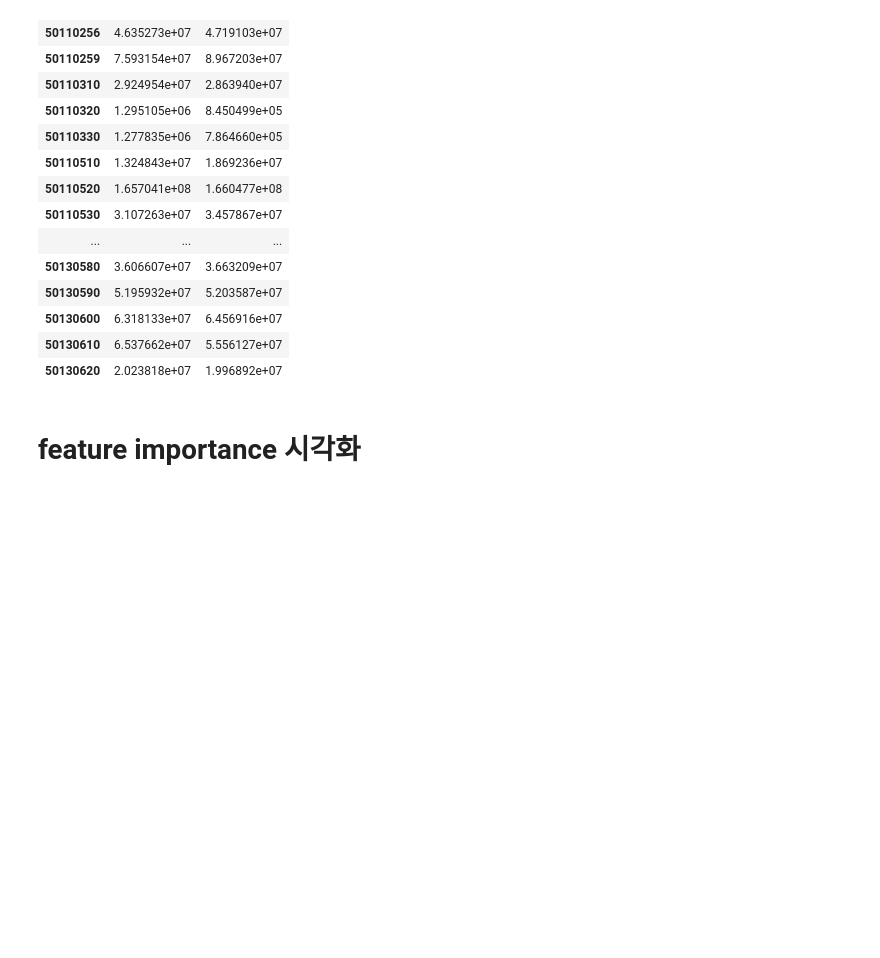
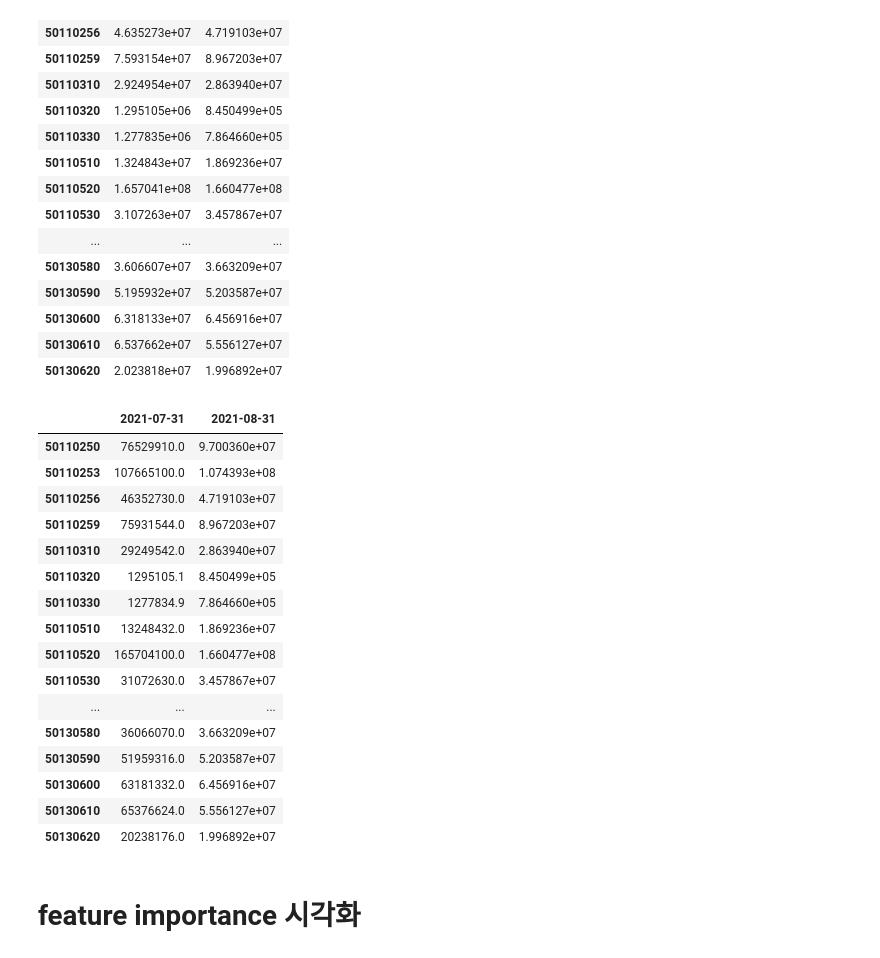
Before and after one commit to CUAI-CAU/BigContest_ECOtamra, a Jupyter notebook: code/modeling/xgboost_ver_3_1_predict.ipynb, the cells around one changed output. Cells and saved outputs as stored; diff of their text form; code cells hidden in the pictures; blank space fills up the shorter version.

```diff
--- a/code/modeling/xgboost_ver_3_1_predict.ipynb
+++ b/code/modeling/xgboost_ver_3_1_predict.ipynb
@@ -182,3 +184,23 @@ result1
+# %%
+pd.read_csv("C:\\Users\\asus\\BigContest\\files\\result\\predict_2107_2108.csv")
+# %% [output]
+|  | 2021-07-31 | 2021-08-31 |
+| 50110250 | 76529910.0 | 9.700360e+07 |
+| 50110253 | 107665100.0 | 1.074393e+08 |
+| 50110256 | 46352730.0 | 4.719103e+07 |
+| 50110259 | 75931544.0 | 8.967203e+07 |
+| 50110310 | 29249542.0 | 2.863940e+07 |
+| 50110320 | 1295105.1 | 8.450499e+05 |
+| 50110330 | 1277834.9 | 7.864660e+05 |
+| 50110510 | 13248432.0 | 1.869236e+07 |
+| 50110520 | 165704100.0 | 1.660477e+08 |
+| 50110530 | 31072630.0 | 3.457867e+07 |
+| ... | ... | ... |
+| 50130580 | 36066070.0 | 3.663209e+07 |
+| 50130590 | 51959316.0 | 5.203587e+07 |
+| 50130600 | 63181332.0 | 6.456916e+07 |
+| 50130610 | 65376624.0 | 5.556127e+07 |
+| 50130620 | 20238176.0 | 1.996892e+07 |
 # %% [markdown]
 # feature importance 시각화
 # %%
```
Also changed, not shown: parts of 2 cells of this notebook.
